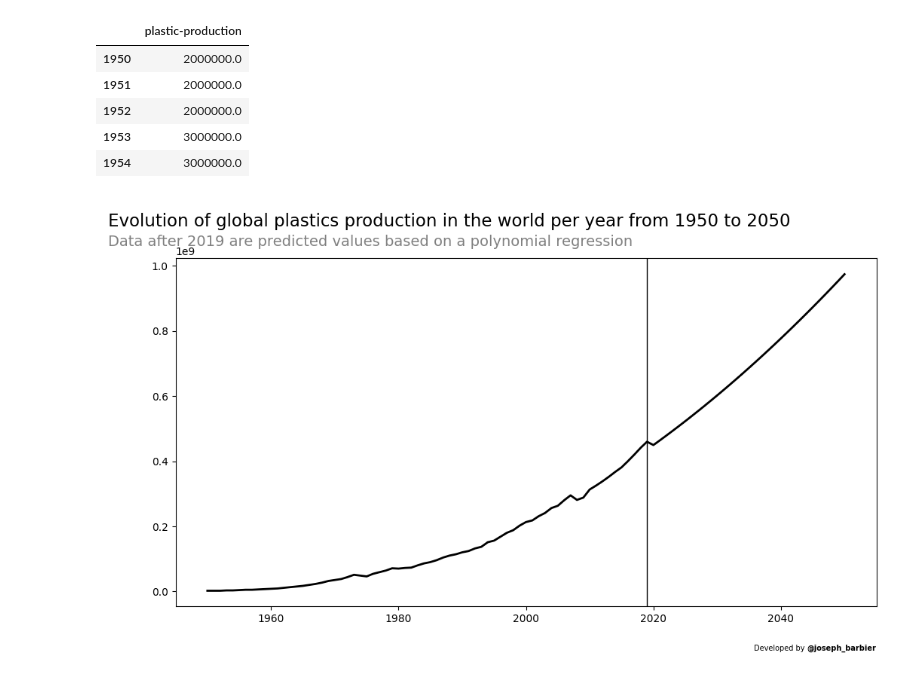
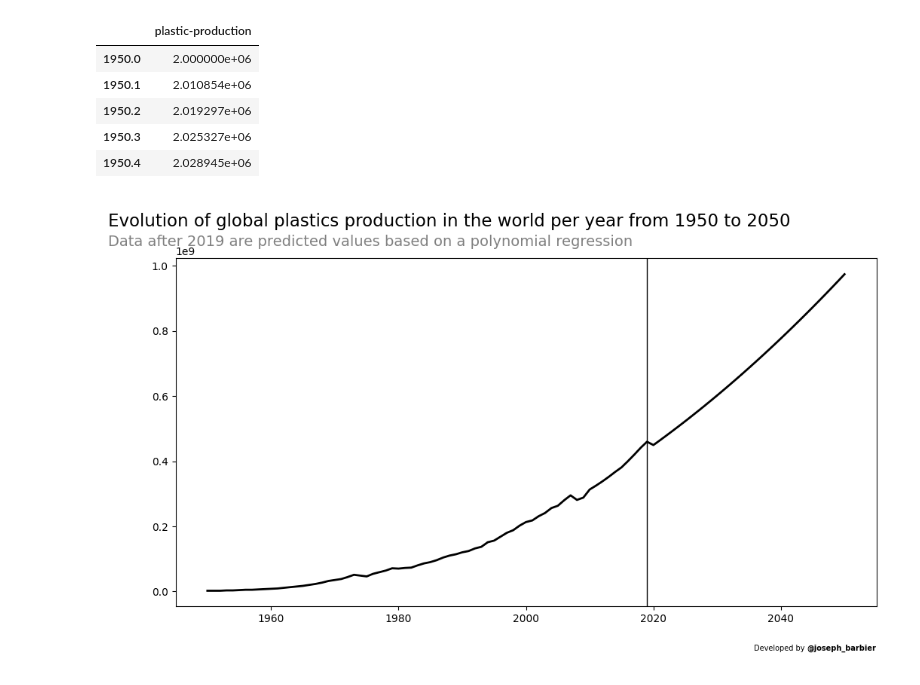
Before and after one commit to JosephBARBIERDARNAL/misc-dataviz, a Jupyter notebook: plastic-pollution/code.ipynb, the cells around one changed output. Cells and saved outputs as stored; diff of their text form; code cells hidden in the pictures.

```diff
--- a/plastic-pollution/code.ipynb
+++ b/plastic-pollution/code.ipynb
@@ -13,7 +13,7 @@ from sklearn.pipeline import make_pipeline
 from highlight_text import fig_text, ax_text
 
 # parameters
-interpolate = False
+interpolate = True
 interpolate_factor = 10
 
 # pre processing
@@ -24,38 +24,38 @@ df.sort_values(by='Year', inplace=True)
 df.drop(['Entity', 'Code'], axis=1, inplace=True)
 
 # add value for missing year 1974
 df.loc[1974] = (df.loc[1973].values + df.loc[1975].values) / 2
 
 # predict value with fitting for 2020 up to 2050
 X = df.index.values.reshape(-1, 1)
 y = df['plastic-production'].values
 model = make_pipeline(PolynomialFeatures(2), LinearRegression())
 model.fit(X, y)
 X_pred = np.arange(2020, 2051).reshape(-1, 1)
 y_pred = model.predict(X_pred)
 df_pred = pd.DataFrame(y_pred, index=X_pred.flatten(), columns=['plastic-production'])
 df = pd.concat([df, df_pred])
 
 # interpolation
 if interpolate:
    multiple = interpolate_factor
    new_index = np.linspace(df.index.min(), df.index.max(), len(df) * multiple-(multiple-1))
    df = df.reindex(new_index).interpolate(method='polynomial', order=2)
    df.reset_index(inplace=True)
    df['Year'] = df['index'].astype(int)
    df.index = df['Year']
    df.drop(columns=['index', 'Year'], inplace=True)
    df.index = new_index
 
 df.sort_index(inplace=True)
 df.head(5)
 # %% [output]
 |  | plastic-production |
-| 1950 | 2000000.0 |
-| 1951 | 2000000.0 |
-| 1952 | 2000000.0 |
-| 1953 | 3000000.0 |
-| 1954 | 3000000.0 |
+| 1950.0 | 2.000000e+06 |
+| 1950.1 | 2.010854e+06 |
+| 1950.2 | 2.019297e+06 |
+| 1950.3 | 2.025327e+06 |
+| 1950.4 | 2.028945e+06 |
 # %%
 fig,ax = plt.subplots(figsize=(12, 6))
 ax.plot(df.index, df['plastic-production'], color='black', linewidth=2)
```
Also changed, not shown: parts of 1 cell of this notebook, 1 other file.
